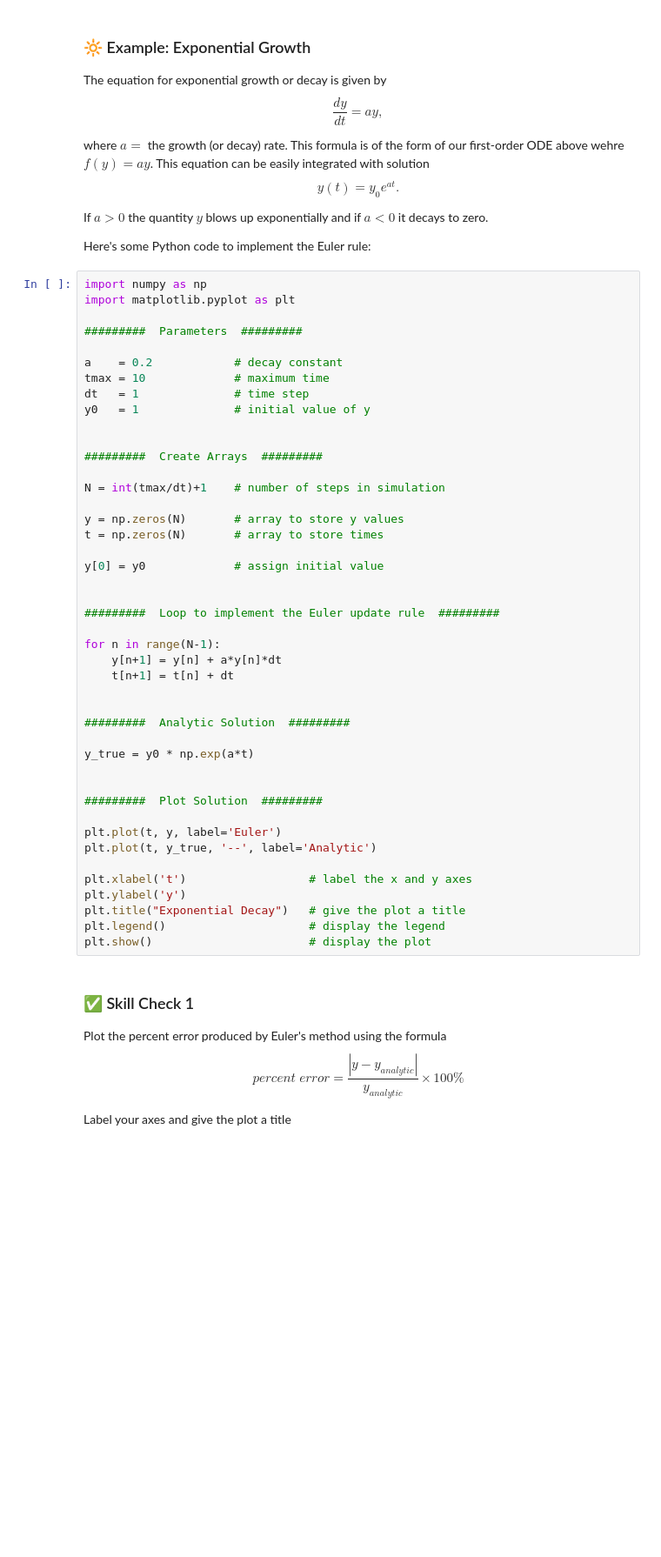
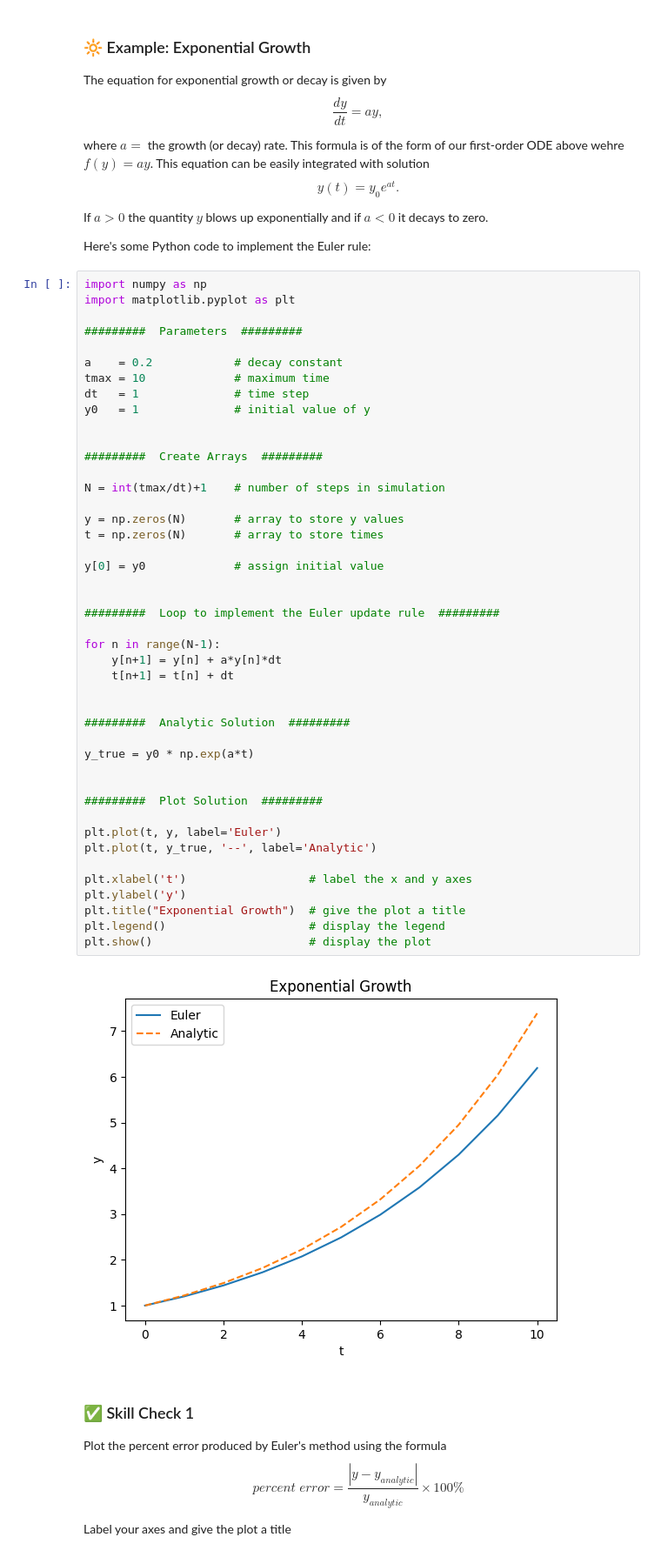
Before and after one commit to morganpatito/Computational-Physics, a Jupyter notebook: ode/ode_1.ipynb, the cells around one changed output. Shown: that part at 87% size. Saved outputs shown, nothing was run; the diff lists cells and outputs as text; blank space fills up the shorter version.

```diff
--- a/ode/ode_1.ipynb
+++ b/ode/ode_1.ipynb
@@ -43,34 +98,36 @@ y0   = 1              # initial value of y
 
 N = int(tmax/dt)+1    # number of steps in simulation
 
 y = np.zeros(N)       # array to store y values
 t = np.zeros(N)       # array to store times
 
 y[0] = y0             # assign initial value
 
 
 #########  Loop to implement the Euler update rule  #########
 
 for n in range(N-1):
     y[n+1] = y[n] + a*y[n]*dt
     t[n+1] = t[n] + dt
 
 
 #########  Analytic Solution  #########
 
 y_true = y0 * np.exp(a*t)
 
 
 #########  Plot Solution  #########
 
 plt.plot(t, y, label='Euler')
 plt.plot(t, y_true, '--', label='Analytic')
 
 plt.xlabel('t')                  # label the x and y axes
 plt.ylabel('y')
-plt.title("Exponential Decay")   # give the plot a title
+plt.title("Exponential Growth")  # give the plot a title
 plt.legend()                     # display the legend
 plt.show()                       # display the plot
+# %% [output]
+[figure, added]
 # %% [markdown]
 ### ✅ Skill Check 1
 
```
Also changed, not shown: parts of 2 cells of this notebook.
